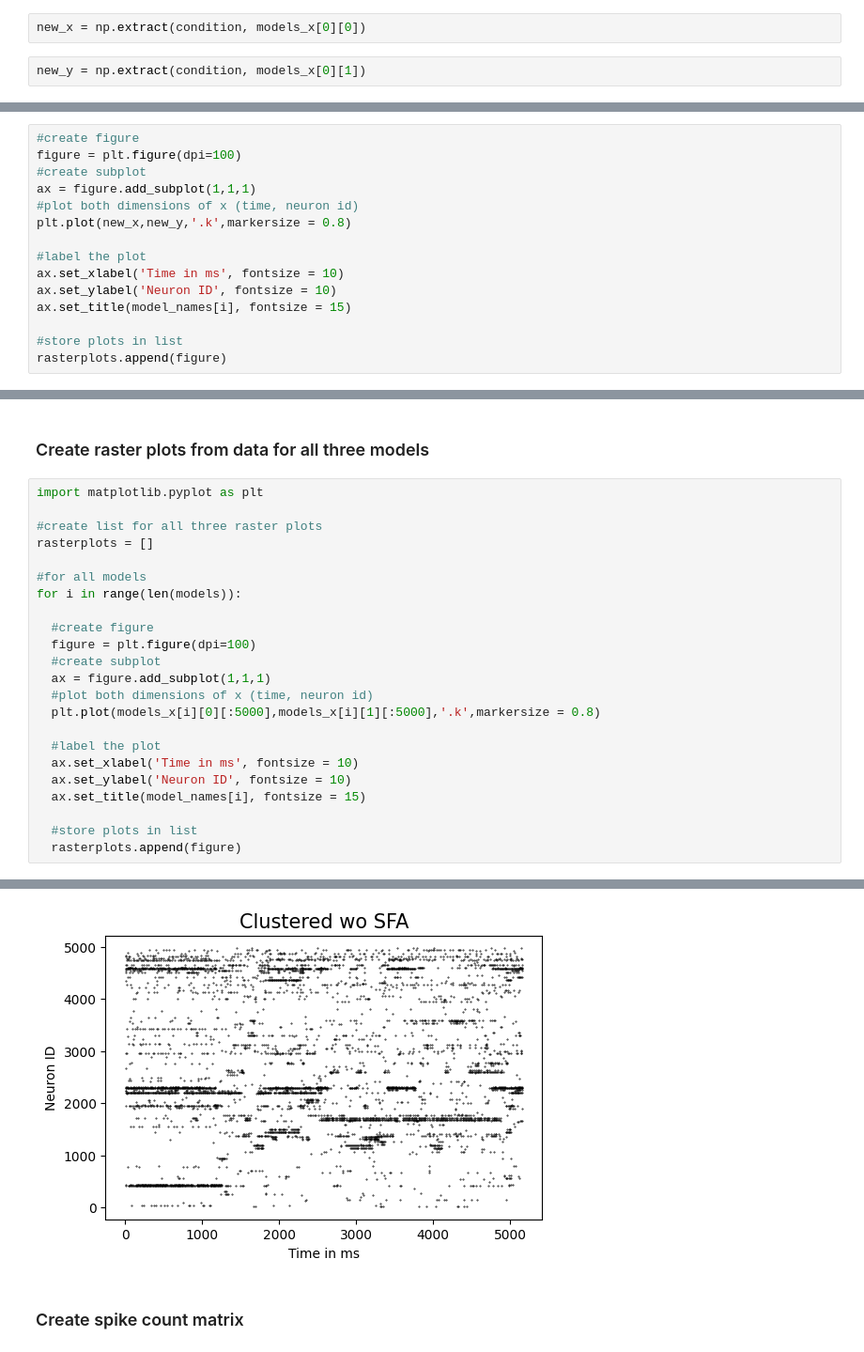
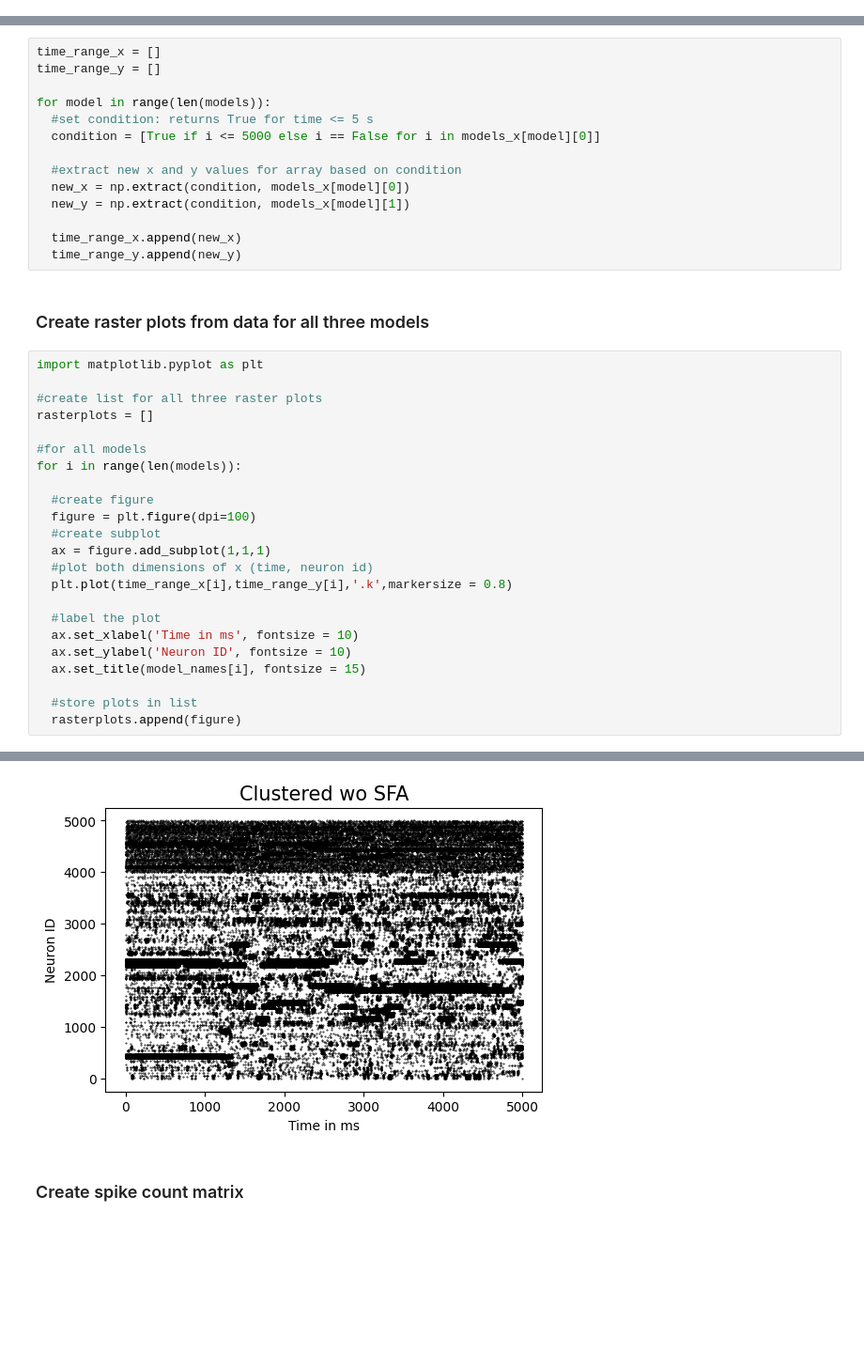
Before and after one commit to LeyloJohnny/Computational-Neuroscience, a Jupyter notebook: Save_dimensionality_reduction.ipynb, the cells around one changed output, grey strips where cells are left out. Shown at 94% size. Saved outputs shown, nothing was run; the diff lists cells and outputs as text; blank space fills up the shorter version.

Commit message:
Time range raster plots successfully made

```diff
--- a/Save_dimensionality_reduction.ipynb
+++ b/Save_dimensionality_reduction.ipynb
@@ -87,4 +80,0 @@ condition = [True if i <= 5000 else i == False for i in models_x[0][0]]
-# %%
-new_x = np.extract(condition, models_x[0][0])
-# %%
-new_y = np.extract(condition, models_x[0][1])
@@ -96,15 +80,0 @@ array([1.477000e+00, 2.287000e+00, 3.311000e+00, ..., 4.992727e+03,
-# %%
-#create figure
-figure = plt.figure(dpi=100)
-#create subplot
-ax = figure.add_subplot(1,1,1)
-#plot both dimensions of x (time, neuron id)
-plt.plot(new_x,new_y,'.k',markersize = 0.8)
-
-#label the plot
-ax.set_xlabel('Time in ms', fontsize = 10)
-ax.set_ylabel('Neuron ID', fontsize = 10)
-ax.set_title(model_names[i], fontsize = 15)
-
-#store plots in list
-rasterplots.append(figure)
@@ -113,3 +83,17 @@ rasterplots.append(figure)
+# %%
+time_range_x = []
+time_range_y = []
+
+for model in range(len(models)):
+  #set condition: returns True for time <= 5 s
+  condition = [True if i <= 5000 else i == False for i in models_x[model][0]]
+
+  #extract new x and y values for array based on condition
+  new_x = np.extract(condition, models_x[model][0])
+  new_y = np.extract(condition, models_x[model][1])
+
+  time_range_x.append(new_x)
+  time_range_y.append(new_y)
 # %% [markdown]
 ### Create raster plots from data for all three models
 # %%
@@ -126,7 +110,7 @@ for i in range(len(models)):
   #create subplot
   ax = figure.add_subplot(1,1,1)
   #plot both dimensions of x (time, neuron id)
-  plt.plot(models_x[i][0][:5000],models_x[i][1][:5000],'.k',markersize = 0.8)
+  plt.plot(time_range_x[i],time_range_y[i],'.k',markersize = 0.8)
 
   #label the plot
   ax.set_xlabel('Time in ms', fontsize = 10)
@@ -141,4 +125,4 @@ for i in range(len(models)):
-[figure, old version]
+[figure, new version]
 # %% [markdown]
 ### Create spike count matrix
 # %%
```
Also changed, not shown: parts of 6 cells of this notebook.
